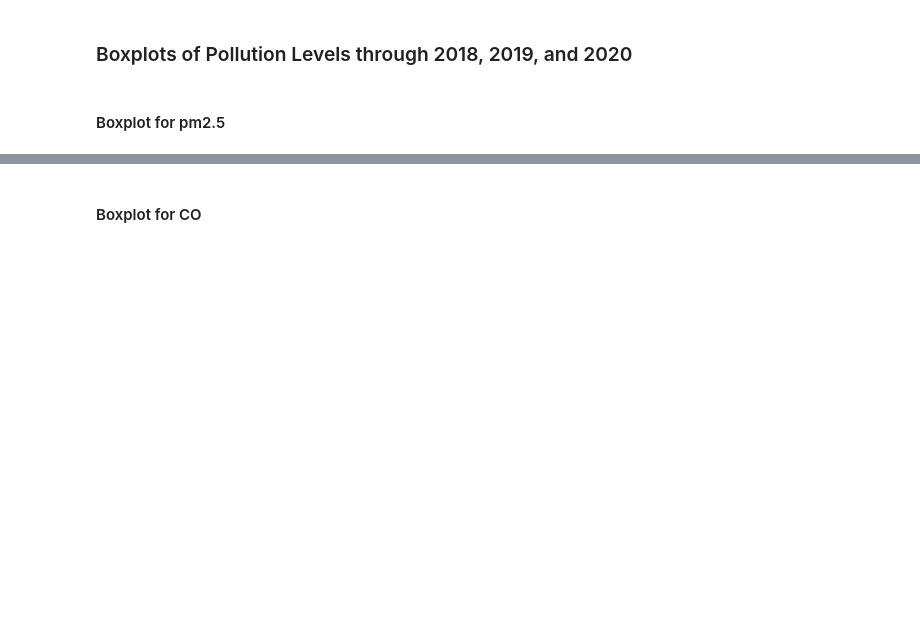
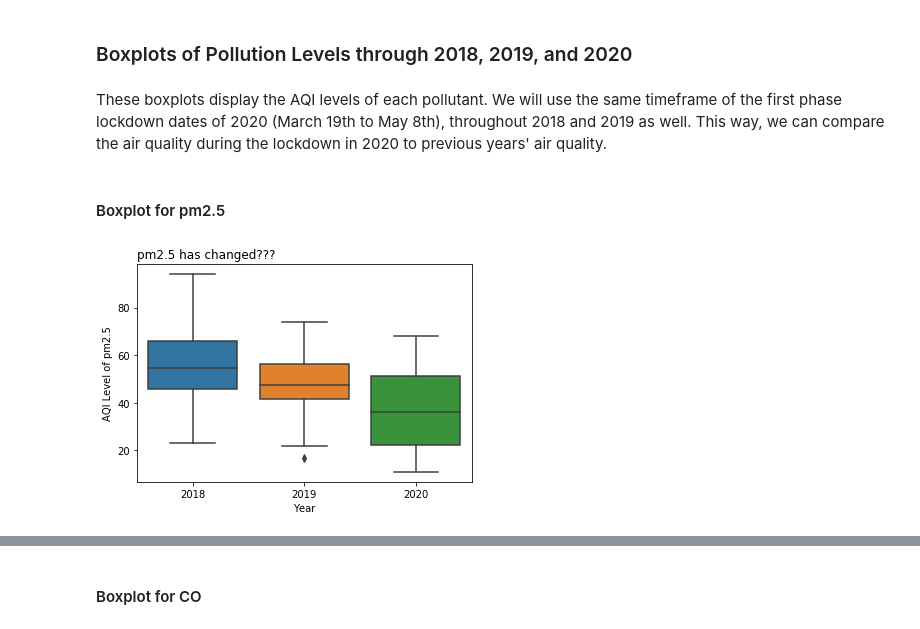
Before and after one commit to SandraVillamar/COVID-19-Lockdown-Affects-Air-Quality-in-LA, a Jupyter notebook: FinalProject_group22.ipynb, the cells around one changed output, grey strips where cells are left out. Saved outputs shown, nothing was run; the diff lists cells and outputs as text; code cells hidden in the pictures; blank space fills up the shorter version.

```diff
--- a/FinalProject_group22.ipynb
+++ b/FinalProject_group22.ipynb
@@ -366,5 +366,34 @@ data2.head()
 # Data Analysis & Results
 # %% [markdown]
 ### Boxplots of Pollution Levels through 2018, 2019, and 2020
+# %% [markdown]
+These boxplots display the AQI levels of each pollutant. We will use the same timeframe of the first phase lockdown dates of 2020 (March 19th to May 8th), throughout 2018 and 2019 as well. This way, we can compare the air quality during the lockdown in 2020 to previous years' air quality.
 # %% [markdown]
 #### Boxplot for pm2.5
+# %%
+#only use dates from March 19 to May 8
+lockdown_dates_2018 = (dfaqi['date'] >= '2018-3-19') & (dfaqi['date'] <= '2018-5-8')
+lockdown_dates_2019 = (dfaqi['date'] >= '2019-3-19') & (dfaqi['date'] <= '2019-5-8')
+lockdown_dates_2020 = (dfaqi['date'] >= '2020-3-19') & (dfaqi['date'] <= '2020-5-8')
+
+#create dataframe for pm25 during lockdown dates
+df_pm25_lockdown = dfaqi.loc[:,['date', 'pm25']]
+df_pm25_lockdown = df_pm25_lockdown.loc[lockdown_dates_2018 | lockdown_dates_2019 | lockdown_dates_2020]
+#drop rows from each year if at least one year has a missing value
+pm25_dates_missing = ['2018-04-05', '2018-04-06', '2018-04-07', '2019-04-05', '2019-04-06', '2019-04-07',
+                     '2020-04-05', '2020-04-06', '2020-04-07']
+df_pm25_lockdown = df_pm25_lockdown[~df_pm25_lockdown['date'] .isin(pm25_dates_missing)]
+#add year column
+df_pm25_lockdown['year'] = df_pm25_lockdown['date'].dt.year
+
+#set up color palette
+years = df_pm25_lockdown['year'].unique()
+palette = dict(zip(years, sns.color_palette()))
+
+#generate boxplots
+ax = sns.boxplot(x='year', y='pm25', data=df_pm25_lockdown, palette=palette)
+ax.set_title('pm2.5 has changed???', loc='left')
+ax.set_ylabel('AQI Level of pm2.5')
+ax.set_xlabel('Year');
+# %% [output]
+[figure, added]
```
Also changed, not shown: parts of 7 cells of this notebook.
